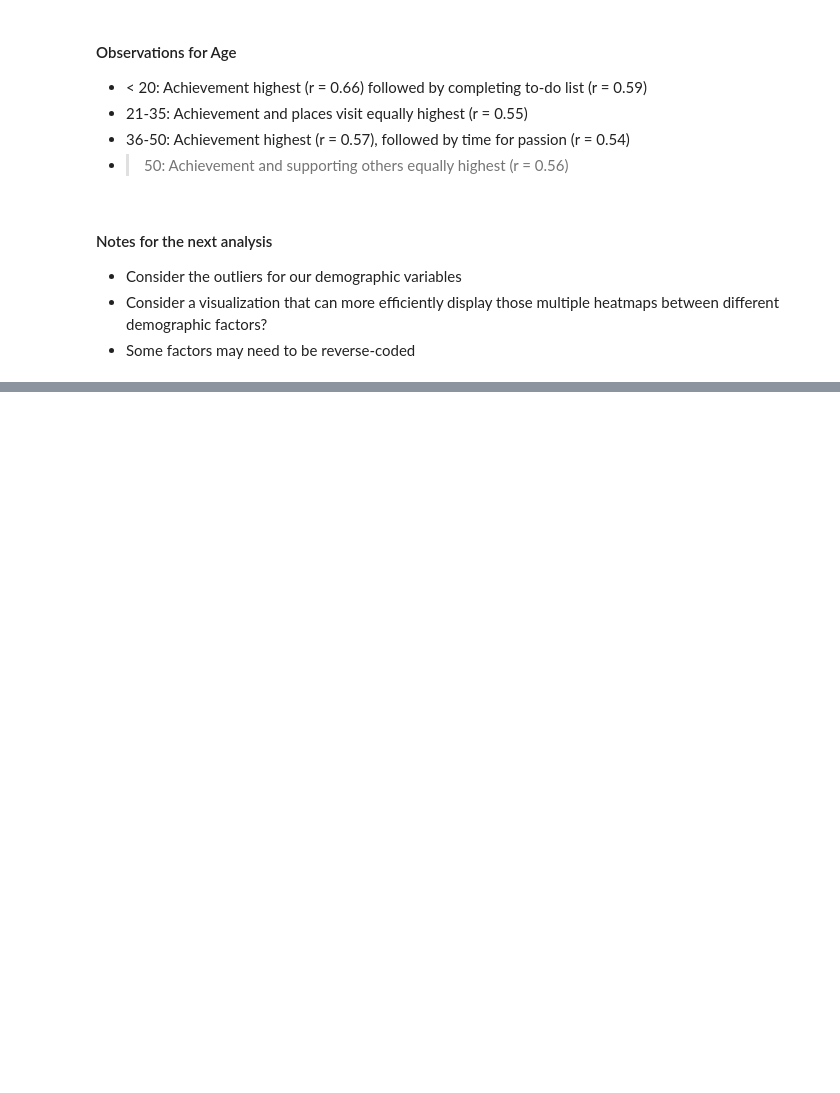
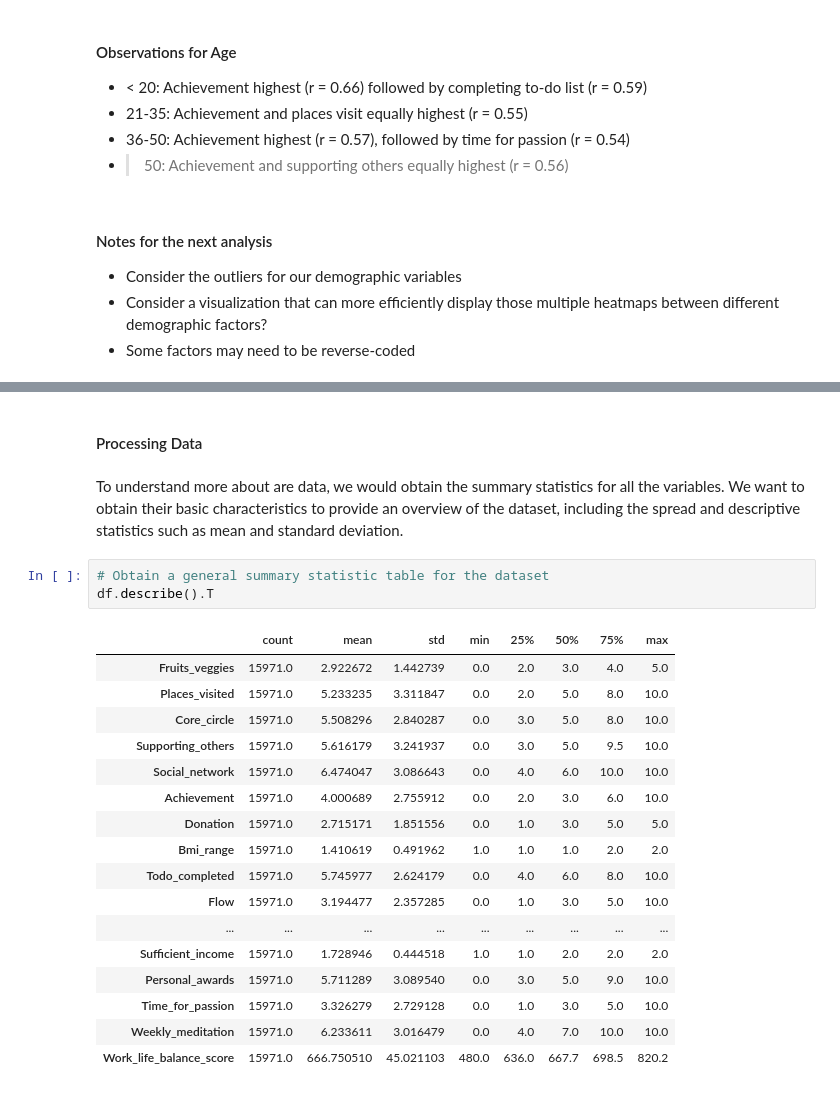
Before and after one commit to ubco-W2022T2-data301/project-group-group06, a Jupyter notebook: analysis/analysis2.ipynb, the cells around one changed output, grey strips where cells are left out. Drawn from its saved outputs; the diff is of its cells as text; blank space fills up the shorter version.

```diff
--- a/analysis/analysis2.ipynb
+++ b/analysis/analysis2.ipynb
@@ -246,0 +264,25 @@ sns.heatmap(data4.corr(), vmin=-1, vmax=1, annot=True)
+# %% [markdown]
+#### Processing Data
+# %% [markdown]
+To understand more about are data, we would obtain the summary statistics for all the variables. We want to obtain their basic characteristics to provide an overview of the dataset, including the spread and descriptive statistics such as mean and standard deviation.
+# %%
+# Obtain a general summary statistic table for the dataset
+df.describe().T
+# %% [output]
+|  | count | mean | std | min | 25% | 50% | 75% | max |
+| Fruits_veggies | 15971.0 | 2.922672 | 1.442739 | 0.0 | 2.0 | 3.0 | 4.0 | 5.0 |
+| Places_visited | 15971.0 | 5.233235 | 3.311847 | 0.0 | 2.0 | 5.0 | 8.0 | 10.0 |
+| Core_circle | 15971.0 | 5.508296 | 2.840287 | 0.0 | 3.0 | 5.0 | 8.0 | 10.0 |
+| Supporting_others | 15971.0 | 5.616179 | 3.241937 | 0.0 | 3.0 | 5.0 | 9.5 | 10.0 |
+| Social_network | 15971.0 | 6.474047 | 3.086643 | 0.0 | 4.0 | 6.0 | 10.0 | 10.0 |
+| Achievement | 15971.0 | 4.000689 | 2.755912 | 0.0 | 2.0 | 3.0 | 6.0 | 10.0 |
+| Donation | 15971.0 | 2.715171 | 1.851556 | 0.0 | 1.0 | 3.0 | 5.0 | 5.0 |
+| Bmi_range | 15971.0 | 1.410619 | 0.491962 | 1.0 | 1.0 | 1.0 | 2.0 | 2.0 |
+| Todo_completed | 15971.0 | 5.745977 | 2.624179 | 0.0 | 4.0 | 6.0 | 8.0 | 10.0 |
+| Flow | 15971.0 | 3.194477 | 2.357285 | 0.0 | 1.0 | 3.0 | 5.0 | 10.0 |
+| ... | ... | ... | ... | ... | ... | ... | ... | ... |
+| Sufficient_income | 15971.0 | 1.728946 | 0.444518 | 1.0 | 1.0 | 2.0 | 2.0 | 2.0 |
+| Personal_awards | 15971.0 | 5.711289 | 3.089540 | 0.0 | 3.0 | 5.0 | 9.0 | 10.0 |
+| Time_for_passion | 15971.0 | 3.326279 | 2.729128 | 0.0 | 1.0 | 3.0 | 5.0 | 10.0 |
+| Weekly_meditation | 15971.0 | 6.233611 | 3.016479 | 0.0 | 4.0 | 7.0 | 10.0 | 10.0 |
+| Work_life_balance_score | 15971.0 | 666.750510 | 45.021103 | 480.0 | 636.0 | 667.7 | 698.5 | 820.2 |
```
Also changed, not shown: parts of 11 cells of this notebook.
